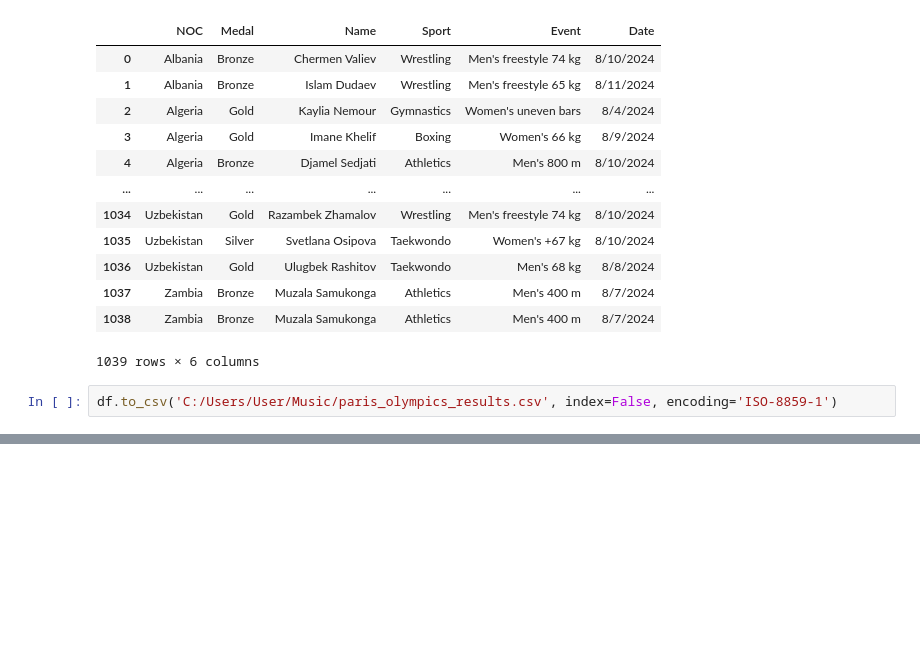
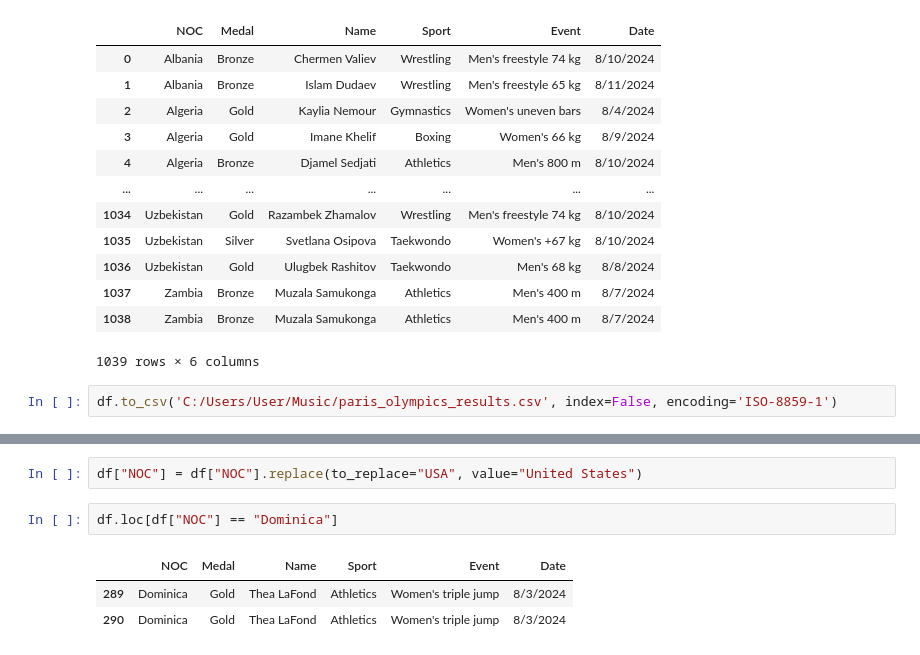
Before and after one commit to gazizovaa/Paris-2024-Olympics-Data-Analysis, a Jupyter notebook: Paris_2024_Olympics.ipynb, the cells around one changed output, grey strips where cells are left out. Cells and saved outputs as stored; diff of their text form; blank space fills up the shorter version.

```diff
--- a/Paris_2024_Olympics.ipynb
+++ b/Paris_2024_Olympics.ipynb
@@ -289,0 +331,8 @@ df.to_csv('C:/Users/User/Music/paris_olympics_results.csv', index=False, encodin
+# %%
+df["NOC"] = df["NOC"].replace(to_replace="USA", value="United States")
+# %%
+df.loc[df["NOC"] == "Dominica"]
+# %% [output]
+|  | NOC | Medal | Name | Sport | Event | Date |
+| 289 | Dominica | Gold | Thea LaFond | Athletics | Women's triple jump | 8/3/2024 |
+| 290 | Dominica | Gold | Thea LaFond | Athletics | Women's triple jump | 8/3/2024 |
```
Also changed, not shown: parts of 27 cells of this notebook.
